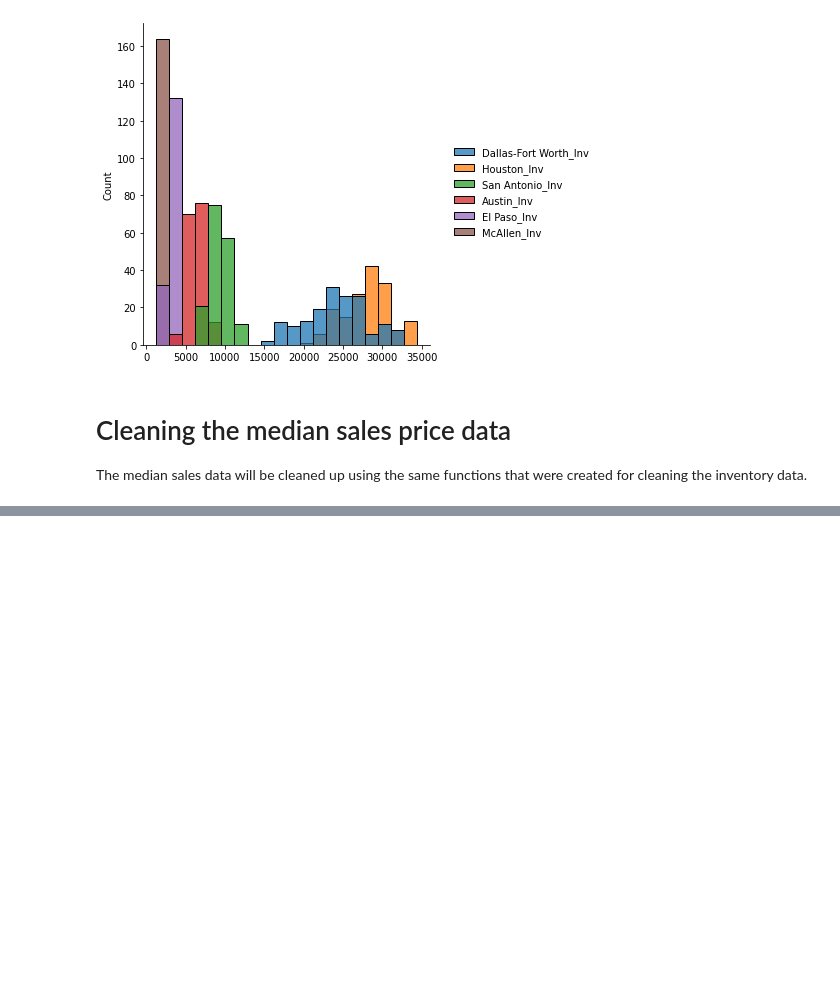
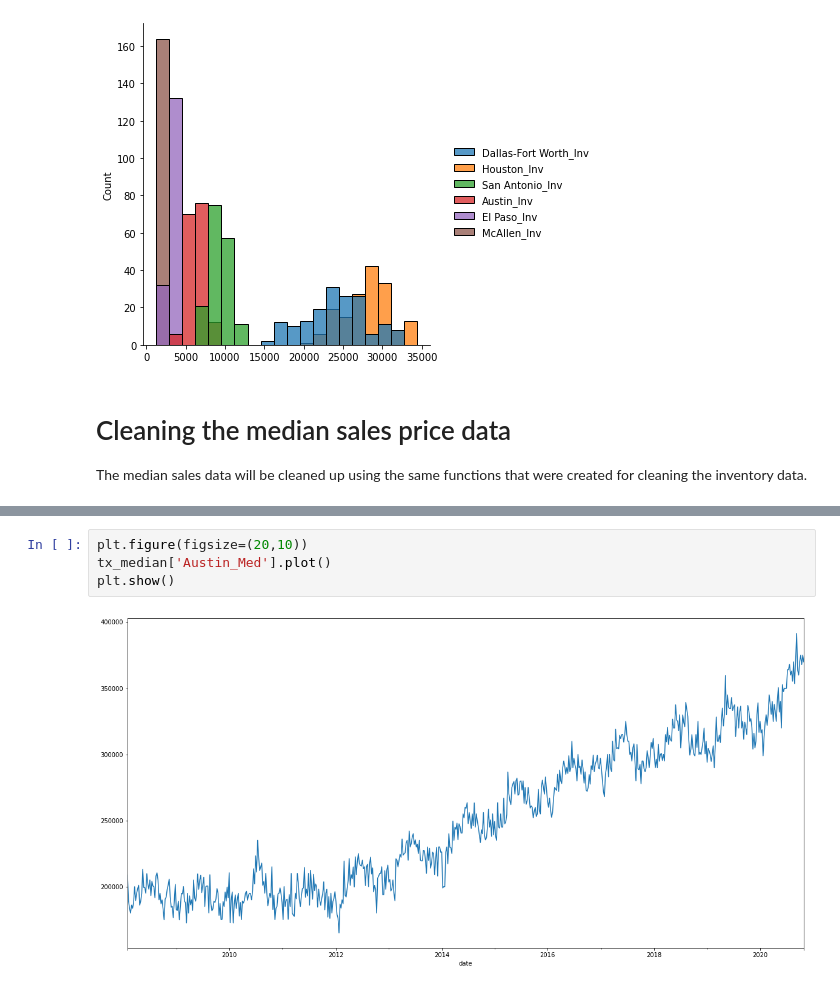
Before and after one commit to ricksolis/zillow-real_estate_data_cleaning, a Jupyter notebook: notebooks/1. Zillow-Inventory Sales -- Cleaning Data.ipynb, the cells around one changed output, grey strips where cells are left out. Saved outputs shown, nothing was run; the diff lists cells and outputs as text; blank space fills up the shorter version.

```diff
--- a/notebooks/1. Zillow-Inventory Sales -- Cleaning Data.ipynb
+++ b/notebooks/1. Zillow-Inventory Sales -- Cleaning Data.ipynb
@@ -417,0 +502,6 @@ The median sales data will be cleaned up using the same functions that were crea
+# %%
+plt.figure(figsize=(20,10))
+tx_median['Austin_Med'].plot()
+plt.show()
+# %% [output]
+[figure, added]
```
Also changed, not shown: parts of 24 cells of this notebook.
